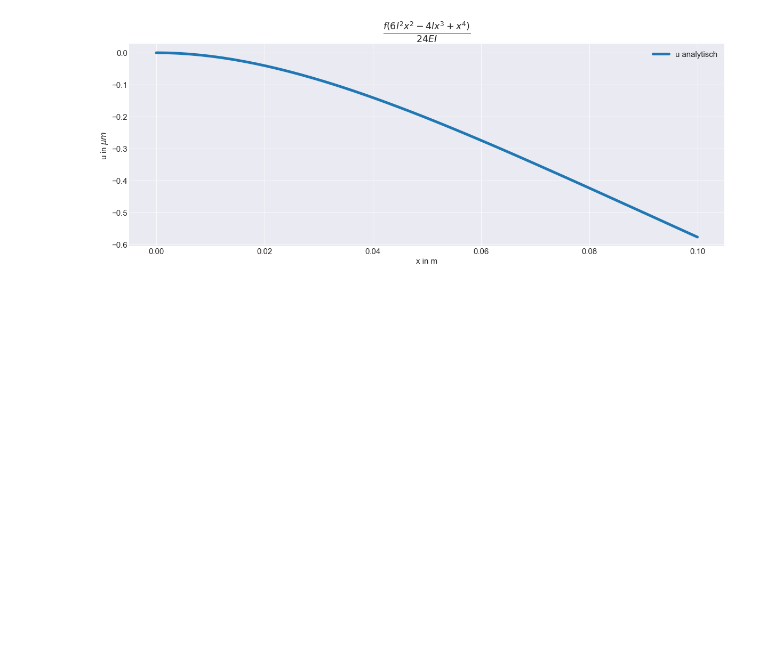
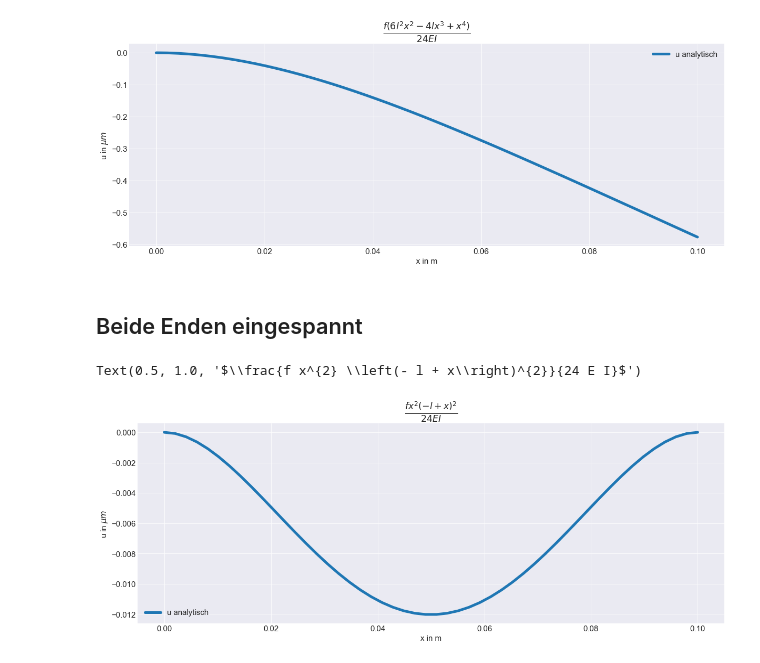
Before and after one commit to zolabar/FEM, a Jupyter notebook: balken.ipynb, the cells around one changed output. Drawn from its saved outputs; the diff is of its cells as text; code cells hidden in the pictures; blank space fills up the shorter version.

```diff
--- a/balken.ipynb
+++ b/balken.ipynb
@@ -25,3 +25,6 @@ u = f/(24*E*I)*(x**4-4*l*x**3+6*l**2*x**2)
 u
 # %% [output]
 $\displaystyle \frac{f \left(6 l^{2} x^{2} - 4 l x^{3} + x^{4}\right)}{24 E I}$
+# %%
+u_e = f/(24*E*I)*x**2*(x-l)**2
+u_e
@@ -33,6 +43,7 @@ I_ = (0.01**4)/12
 l_ = 0.1
 
 u_ = sym.lambdify(x, u.subs(l, l_).subs(f, f_).subs(E, E_).subs(I, I_))
+u_e_ = sym.lambdify(x, u_e.subs(l, l_).subs(f, f_).subs(E, E_).subs(I, I_))
 # %%
 u_(0.1)
 # %% [output]
@@ -53,3 +72,17 @@ ax.set_title(r"$%s$"%sym.latex(u), fontsize=25)
 # %% [output]
 Text(0.5, 1.0, '$\\frac{f \\left(6 l^{2} x^{2} - 4 l x^{3} + x^{4}\\right)}{24 E I}$')
 [figure]
+# %% [markdown]
+## Beide Enden eingespannt
+# %%
+ax=plt.axes()
+ax.tick_params(labelsize=15)
+ax.plot(linie, u_e_(linie)*10**6, label = r'u analytisch', color=farben[0]),
+ax.tick_params(labelsize=15)
+ax.set_xlabel(xlabel='x in m',fontsize=15)
+ax.set_ylabel(ylabel=r'u in $\mu m$ ',fontsize=15)
+plt.legend(loc='best',fontsize=15)
+ax.set_title(r"$%s$"%sym.latex(u_e), fontsize=25)
+# %% [output]
+Text(0.5, 1.0, '$\\frac{f x^{2} \\left(- l + x\\right)^{2}}{24 E I}$')
+[figure, added]
```
Also changed, not shown: parts of 4 cells of this notebook.
